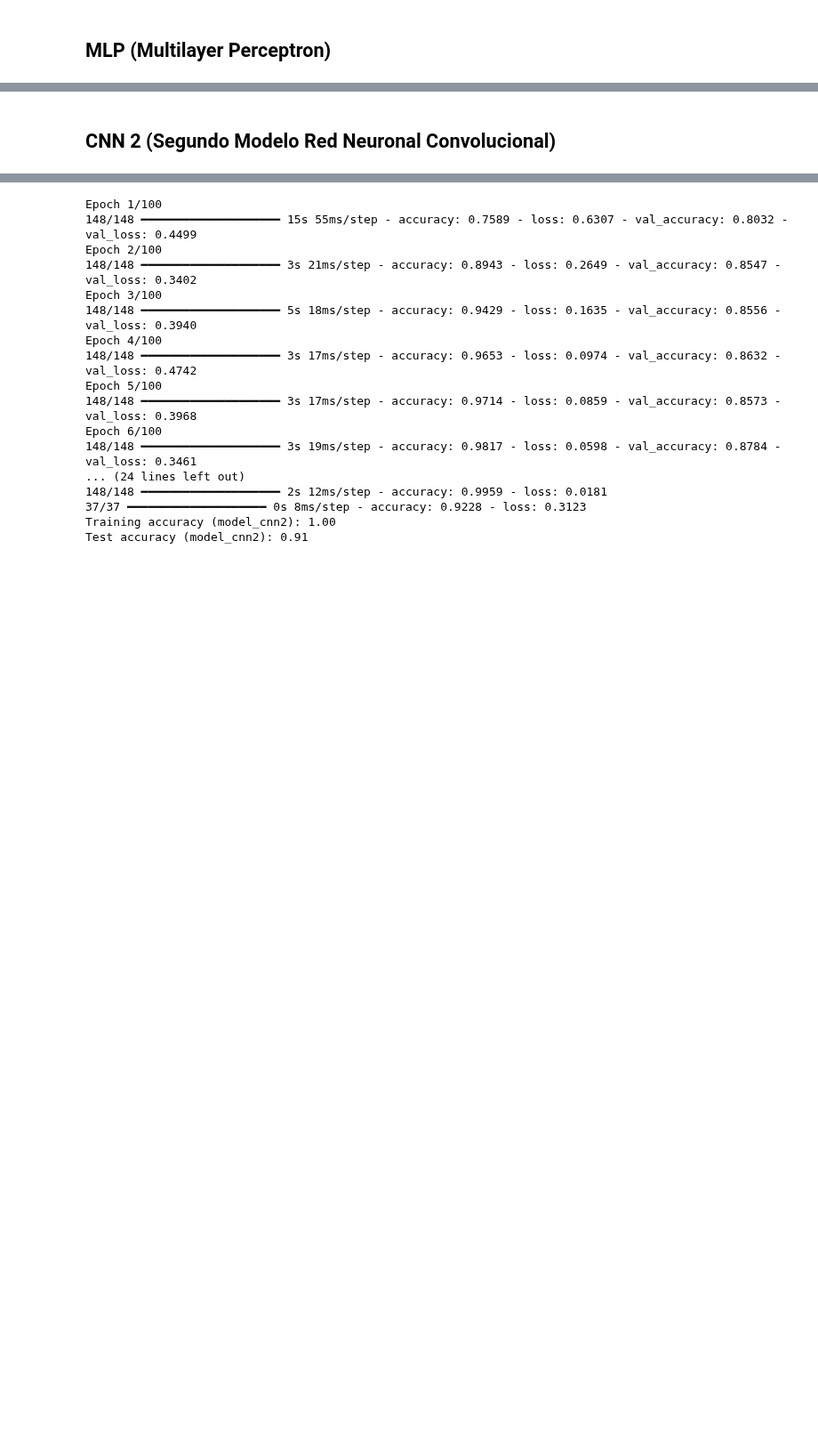
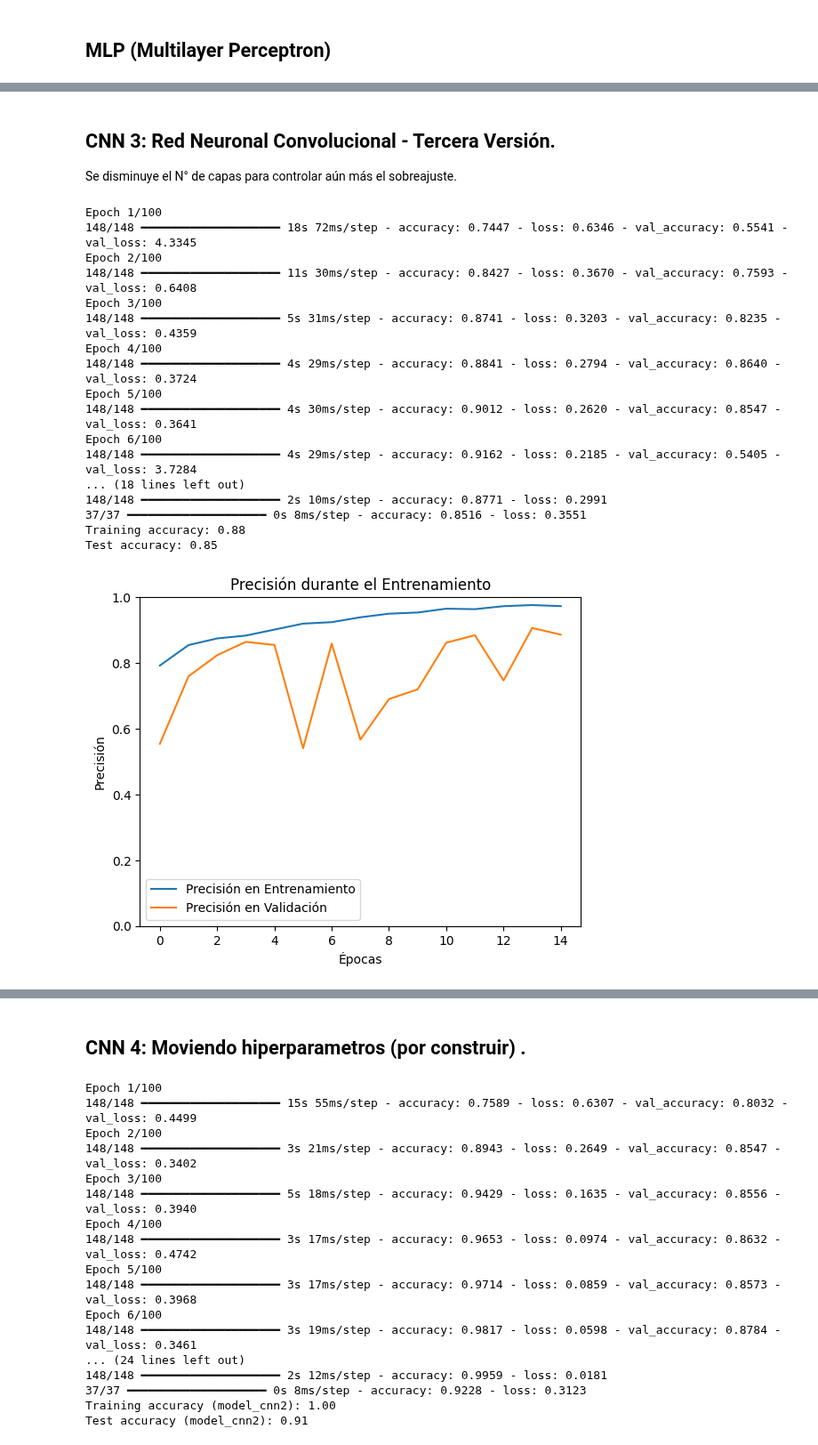
Before and after one commit to DiegoLeonG96/Tarea2_MLA, a Jupyter notebook: Tarea_2_MLA.ipynb, the cells around one changed output, grey strips where cells are left out. Shown at 89% size. Cells and saved outputs as stored; diff of their text form; code cells hidden in the pictures; blank space fills up the shorter version.

```diff
--- a/Tarea_2_MLA.ipynb
+++ b/Tarea_2_MLA.ipynb
@@ -398,2 +398,3 @@ AUC del modelo: 0.9863
-# %% [markdown]
-## CNN 2 (Segundo Modelo Red Neuronal Convolucional)
+# %% [markdown]
+## CNN 3: Red Neuronal Convolucional - Tercera Versión.
+Se disminuye el N° de capas para controlar aún más el sobreajuste.
@@ -399,0 +425,65 @@ AUC del modelo: 0.9863
+# %%
+model_cnn.compile(loss='binary_crossentropy',
+             optimizer = Adam(learning_rate=1e-2),
+             metrics=['accuracy'])
+# %%
+early_stopping = EarlyStopping(monitor='val_loss', patience=10, restore_best_weights=True)
+batch_size = 32
+history = model_cnn.fit(
+X_train, y_train,
+batch_size=batch_size,
+epochs=100,
+verbose = 1,
+validation_data=(X_test, y_test),
+callbacks=[early_stopping]
+)
+
+#evalute the accuracy
+train_acc=model_cnn.evaluate(X_train, y_train, batch_size=batch_size)[1]
+test_acc=model_cnn.evaluate(X_test, y_test, batch_size=batch_size)[1]
+print(f'Training accuracy: {train_acc:.2f}')
+print(f'Test accuracy: {test_acc:.2f}')
+
+# Graficamos la precisión
+plt.plot(history.history['accuracy'], label='Precisión en Entrenamiento')
+plt.plot(history.history['val_accuracy'], label='Precisión en Validación')
+plt.xlabel('Épocas')
+plt.ylabel('Precisión')
+plt.ylim(0, 1)
+plt.legend()
+plt.title('Precisión durante el Entrenamiento')
+plt.show()
+
+# Graficamos la pérdida
+plt.plot(history.history['loss'], label='Pérdida en Entrenamiento')
+plt.plot(history.history['val_loss'], label='Pérdida en Validación')
+plt.xlabel('Épocas')
+plt.ylabel('Pérdida')
+plt.ylim(0, 1)
+plt.legend()
+plt.title('Pérdida durante el Entrenamiento')
+plt.show()
+
+# Evaluamos el modelo con AUC
+y_pred_prob = model_cnn.predict(X_test)
+auc = roc_auc_score(y_test, y_pred_prob)
+print(f"AUC del modelo: {auc:.4f}")
+# %% [output]
+Epoch 1/100
+148/148 ━━━━━━━━━━━━━━━━━━━━ 18s 72ms/step - accuracy: 0.7447 - loss: 0.6346 - val_accuracy: 0.5541 - val_loss: 4.3345
+Epoch 2/100
+148/148 ━━━━━━━━━━━━━━━━━━━━ 11s 30ms/step - accuracy: 0.8427 - loss: 0.3670 - val_accuracy: 0.7593 - val_loss: 0.6408
+Epoch 3/100
+148/148 ━━━━━━━━━━━━━━━━━━━━ 5s 31ms/step - accuracy: 0.8741 - loss: 0.3203 - val_accuracy: 0.8235 - val_loss: 0.4359
+Epoch 4/100
+148/148 ━━━━━━━━━━━━━━━━━━━━ 4s 29ms/step - accuracy: 0.8841 - loss: 0.2794 - val_accuracy: 0.8640 - val_loss: 0.3724
+Epoch 5/100
+148/148 ━━━━━━━━━━━━━━━━━━━━ 4s 30ms/step - accuracy: 0.9012 - loss: 0.2620 - val_accuracy: 0.8547 - val_loss: 0.3641
+Epoch 6/100
+148/148 ━━━━━━━━━━━━━━━━━━━━ 4s 29ms/step - accuracy: 0.9162 - loss: 0.2185 - val_accuracy: 0.5405 - val_loss: 3.7284
+... (18 lines left out)
+148/148 ━━━━━━━━━━━━━━━━━━━━ 2s 10ms/step - accuracy: 0.8771 - loss: 0.2991
+37/37 ━━━━━━━━━━━━━━━━━━━━ 0s 8ms/step - accuracy: 0.8516 - loss: 0.3551
+Training accuracy: 0.88
+Test accuracy: 0.85
+[figure, added]
@@ -400,3 +493,5 @@ AUC del modelo: 0.9863
+# %% [markdown]
+## CNN 4: Moviendo hiperparametros (por construir) .
 # %%
 # Red Neuronal Convolucional (CNN) con diferentes parámetros
 
```
Also changed, not shown: parts of 7 cells of this notebook.
